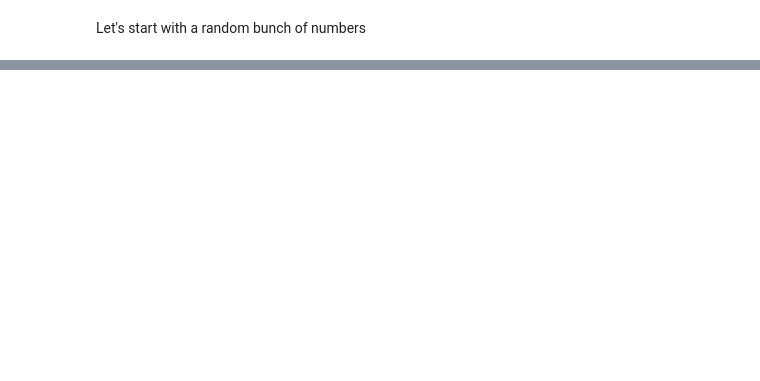
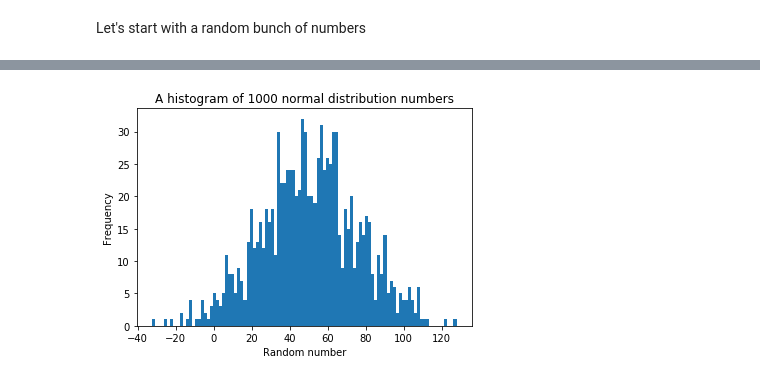
Before and after one commit to malteserteresa/learning-numpy, a Jupyter notebook: statistics/representation/example.ipynb, the cells around one changed output, grey strips where cells are left out. Drawn from its saved outputs; the diff is of its cells as text; code cells hidden in the pictures; blank space fills up the shorter version.

```diff
--- a/statistics/representation/example.ipynb
+++ b/statistics/representation/example.ipynb
@@ -14,0 +38,8 @@ plt.show()
+# %%
+plt.hist(normal_numbers, bins = 100)
+plt.title("A histogram of 1000 normal distribution numbers")
+plt.xlabel("Random number")
+plt.ylabel("Frequency")
+plt.show()
+# %% [output]
+[figure, added]
```
Also changed, not shown: parts of 13 cells of this notebook, 3 other files.
